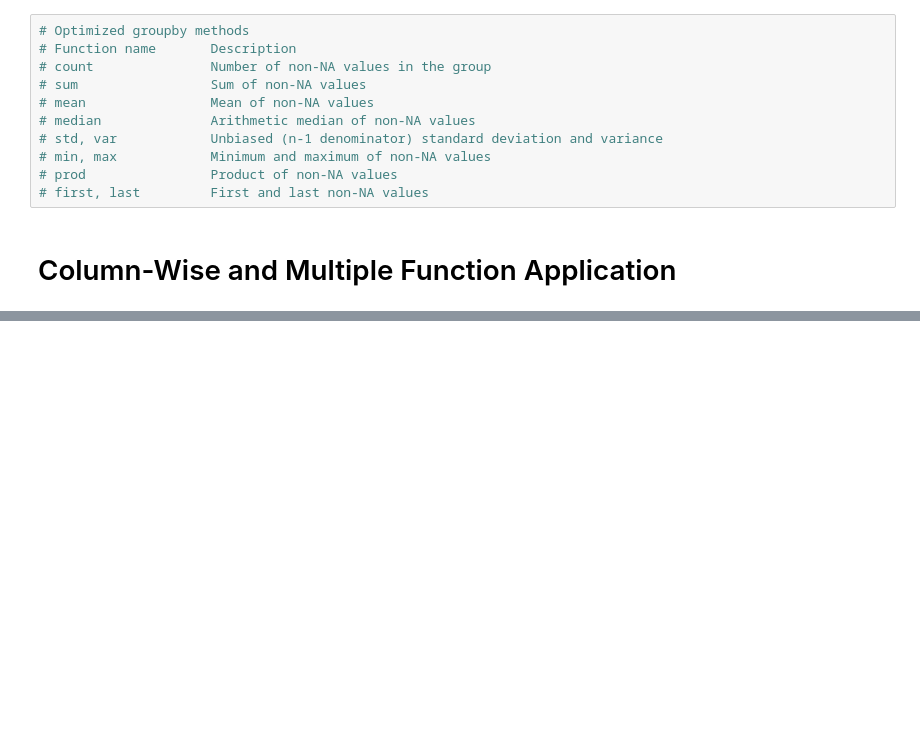
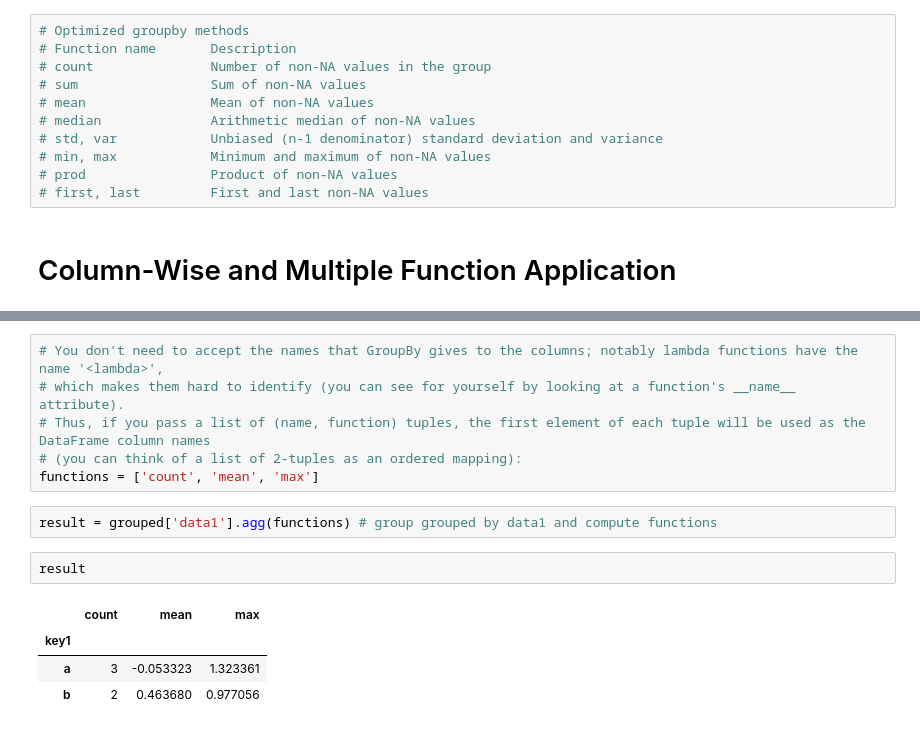
Before and after one commit to ArslanAmanov/Data-Science-Foundations-, a Jupyter notebook: Python for Data Analyses O'reilly_book/ch9_data_aggregation_and_group_ops.ipynb, the cells around one changed output, grey strips where cells are left out. Saved outputs shown, nothing was run; the diff lists cells and outputs as text; blank space fills up the shorter version.

```diff
--- a/Python for Data Analyses O'reilly_book/ch9_data_aggregation_and_group_ops.ipynb
+++ b/Python for Data Analyses O'reilly_book/ch9_data_aggregation_and_group_ops.ipynb
@@ -411,0 +441,15 @@ grouped.describe().T  # group df by key1 and compute describe
+# %%
+# You don't need to accept the names that GroupBy gives to the columns; notably lambda functions have the name '<lambda>',
+# which makes them hard to identify (you can see for yourself by looking at a function's __name__ attribute).
+# Thus, if you pass a list of (name, function) tuples, the first element of each tuple will be used as the DataFrame column names
+# (you can think of a list of 2-tuples as an ordered mapping):
+functions = ['count', 'mean', 'max']
+# %%
+result = grouped['data1'].agg(functions) # group grouped by data1 and compute functions
+# %%
+result
+# %% [output]
+|  | count | mean | max |
+| key1 |  |  |  |
+| a | 3 | -0.053323 | 1.323361 |
+| b | 2 | 0.463680 | 0.977056 |
```
Also changed, not shown: parts of 5 cells of this notebook.
